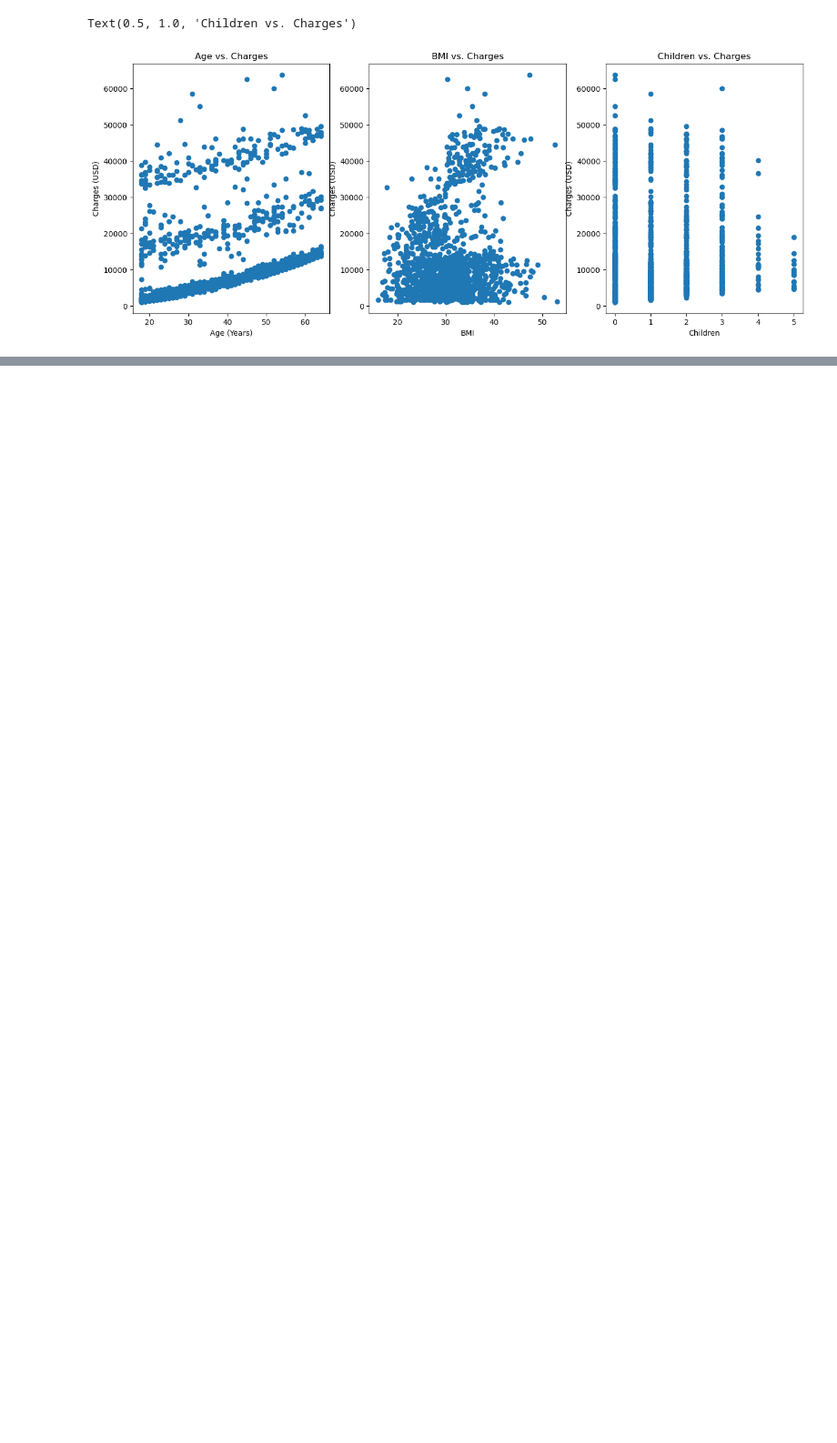
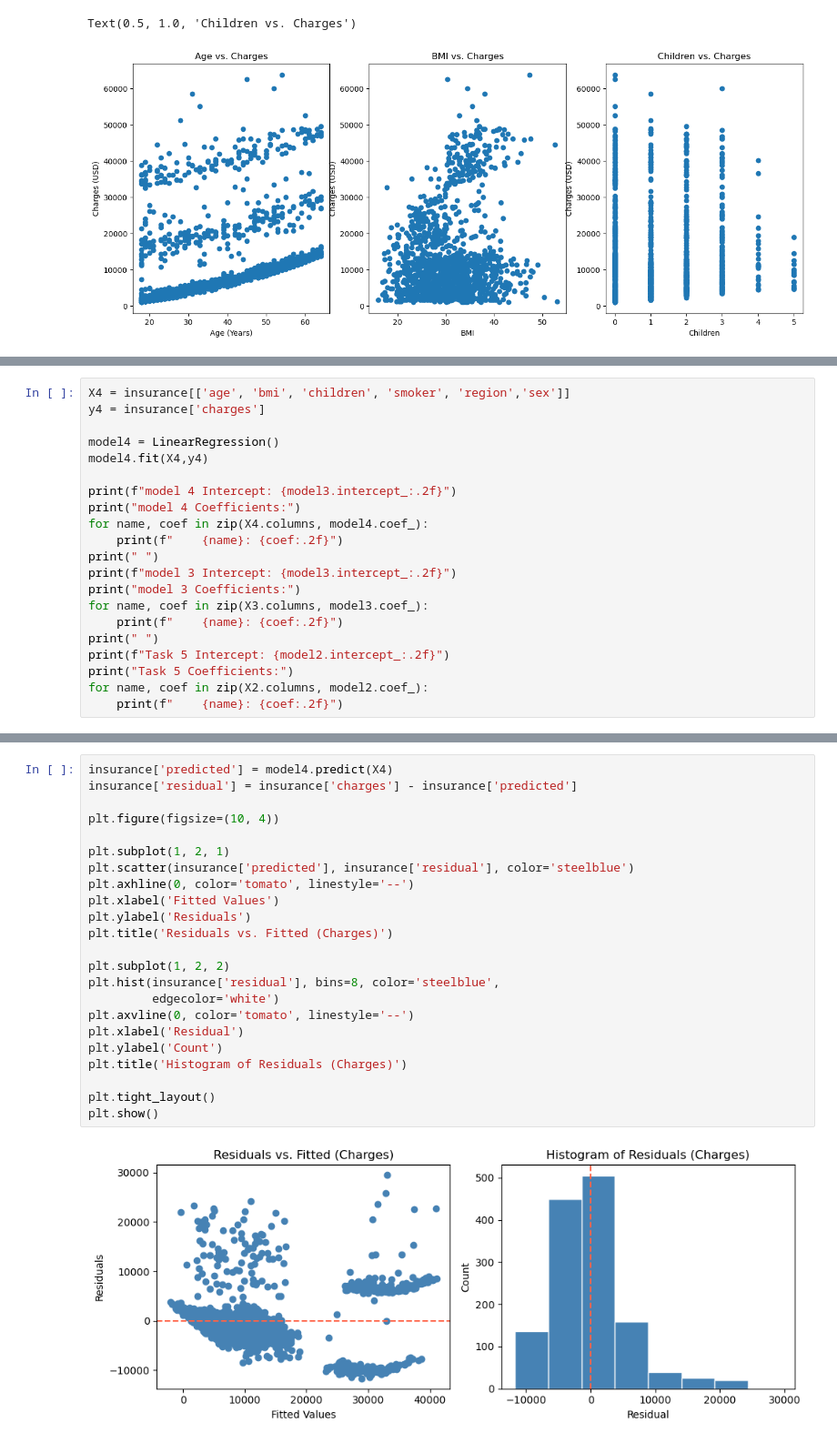
Before and after one commit to AndrewGriffith328/predicting_numbers, a Jupyter notebook: pred_nums.ipynb, the cells around one changed output, grey strips where cells are left out. Shown at 91% size. Saved outputs shown, nothing was run; the diff lists cells and outputs as text; blank space fills up the shorter version.

```diff
--- a/pred_nums.ipynb
+++ b/pred_nums.ipynb
@@ -191,0 +272,21 @@ Text(0.5, 1.0, 'Children vs. Charges')
+# %%
+X4 = insurance[['age', 'bmi', 'children', 'smoker', 'region','sex']]
+y4 = insurance['charges']
+
+model4 = LinearRegression()
+model4.fit(X4,y4)
+
+print(f"model 4 Intercept: {model3.intercept_:.2f}")
+print("model 4 Coefficients:")
+for name, coef in zip(X4.columns, model4.coef_):
+    print(f"    {name}: {coef:.2f}")
+print(" ")
+print(f"model 3 Intercept: {model3.intercept_:.2f}")
+print("model 3 Coefficients:")
+for name, coef in zip(X3.columns, model3.coef_):
+    print(f"    {name}: {coef:.2f}")
+print(" ")
+print(f"Task 5 Intercept: {model2.intercept_:.2f}")
+print("Task 5 Coefficients:")
+for name, coef in zip(X2.columns, model2.coef_):
+    print(f"    {name}: {coef:.2f}")
@@ -191,0 +311,25 @@ Text(0.5, 1.0, 'Children vs. Charges')
+# %%
+insurance['predicted'] = model4.predict(X4)
+insurance['residual'] = insurance['charges'] - insurance['predicted']
+
+plt.figure(figsize=(10, 4))
+
+plt.subplot(1, 2, 1)
+plt.scatter(insurance['predicted'], insurance['residual'], color='steelblue')
+plt.axhline(0, color='tomato', linestyle='--')
+plt.xlabel('Fitted Values')
+plt.ylabel('Residuals')
+plt.title('Residuals vs. Fitted (Charges)')
+
+plt.subplot(1, 2, 2)
+plt.hist(insurance['residual'], bins=8, color='steelblue',
+         edgecolor='white')
+plt.axvline(0, color='tomato', linestyle='--')
+plt.xlabel('Residual')
+plt.ylabel('Count')
+plt.title('Histogram of Residuals (Charges)')
+
+plt.tight_layout()
+plt.show()
+# %% [output]
+[figure, added]
```
Also changed, not shown: parts of 7 cells of this notebook.
